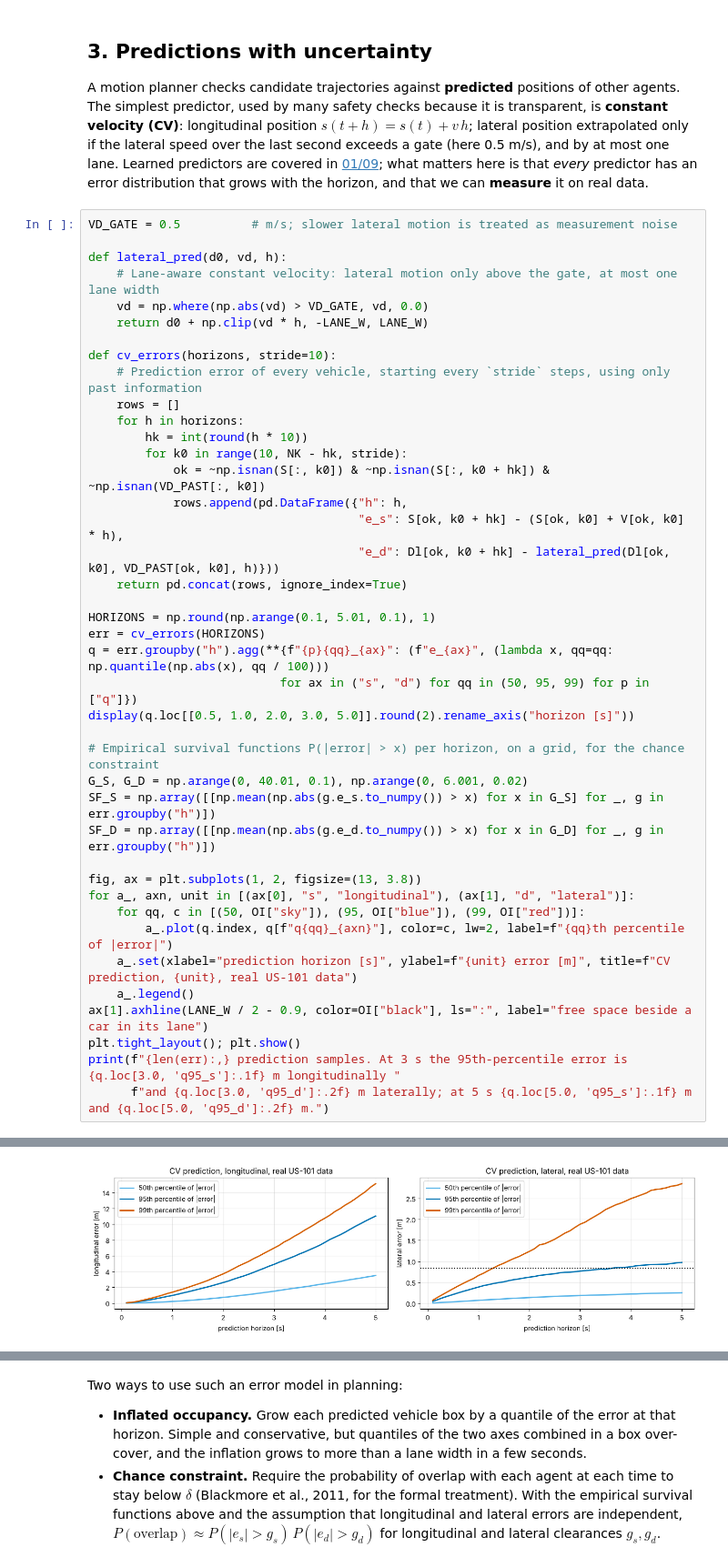
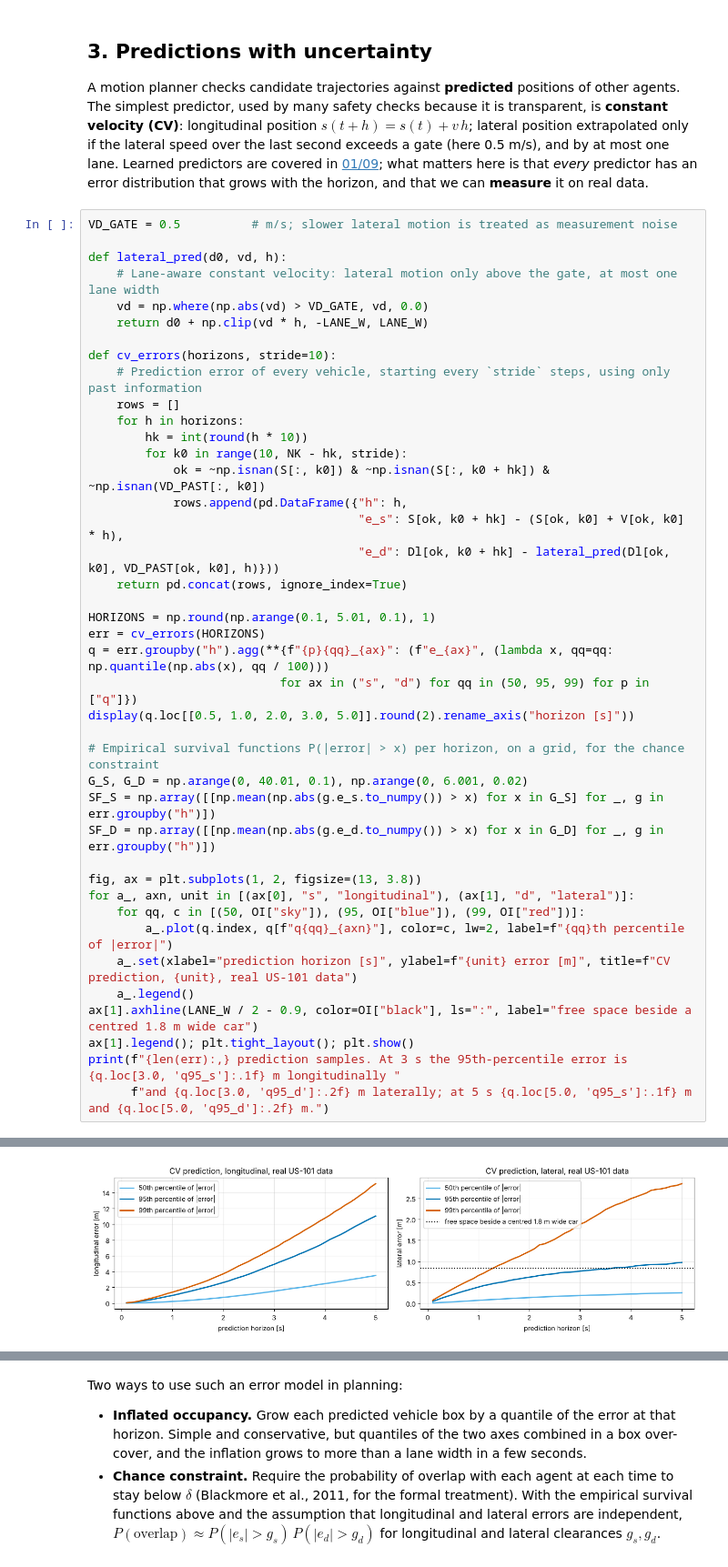
Before and after one commit to milinpatel07/Autonomous-Driving_AI-Safety-and-Security, a Jupyter notebook: 07_Runtime_Assurance_and_Operations/02_safe_motion_planning_and_fallback.ipynb, the cells around one changed output, grey strips where cells are left out. Shown at 91% size. Cells and saved outputs as stored; diff of their text form.

```diff
--- a/07_Runtime_Assurance_and_Operations/02_safe_motion_planning_and_fallback.ipynb
+++ b/07_Runtime_Assurance_and_Operations/02_safe_motion_planning_and_fallback.ipynb
@@ -170,36 +170,36 @@ def cv_errors(horizons, stride=10):
                                       "e_d": Dl[ok, k0 + hk] - lateral_pred(Dl[ok, k0], VD_PAST[ok, k0], h)}))
     return pd.concat(rows, ignore_index=True)
 
 HORIZONS = np.round(np.arange(0.1, 5.01, 0.1), 1)
 err = cv_errors(HORIZONS)
 q = err.groupby("h").agg(**{f"{p}{qq}_{ax}": (f"e_{ax}", (lambda x, qq=qq: np.quantile(np.abs(x), qq / 100)))
                            for ax in ("s", "d") for qq in (50, 95, 99) for p in ["q"]})
 display(q.loc[[0.5, 1.0, 2.0, 3.0, 5.0]].round(2).rename_axis("horizon [s]"))
 
 # Empirical survival functions P(|error| > x) per horizon, on a grid, for the chance constraint
 G_S, G_D = np.arange(0, 40.01, 0.1), np.arange(0, 6.001, 0.02)
 SF_S = np.array([[np.mean(np.abs(g.e_s.to_numpy()) > x) for x in G_S] for _, g in err.groupby("h")])
 SF_D = np.array([[np.mean(np.abs(g.e_d.to_numpy()) > x) for x in G_D] for _, g in err.groupby("h")])
 
 fig, ax = plt.subplots(1, 2, figsize=(13, 3.8))
 for a_, axn, unit in [(ax[0], "s", "longitudinal"), (ax[1], "d", "lateral")]:
     for qq, c in [(50, OI["sky"]), (95, OI["blue"]), (99, OI["red"])]:
         a_.plot(q.index, q[f"q{qq}_{axn}"], color=c, lw=2, label=f"{qq}th percentile of |error|")
     a_.set(xlabel="prediction horizon [s]", ylabel=f"{unit} error [m]", title=f"CV prediction, {unit}, real US-101 data")
     a_.legend()
-ax[1].axhline(LANE_W / 2 - 0.9, color=OI["black"], ls=":", label="free space beside a car in its lane")
-plt.tight_layout(); plt.show()
+ax[1].axhline(LANE_W / 2 - 0.9, color=OI["black"], ls=":", label="free space beside a centred 1.8 m wide car")
+ax[1].legend(); plt.tight_layout(); plt.show()
 print(f"{len(err):,} prediction samples. At 3 s the 95th-percentile error is {q.loc[3.0, 'q95_s']:.1f} m longitudinally "
       f"and {q.loc[3.0, 'q95_d']:.2f} m laterally; at 5 s {q.loc[5.0, 'q95_s']:.1f} m and {q.loc[5.0, 'q95_d']:.2f} m.")
 # %% [output]
 |  | q50_s | q95_s | q99_s | q50_d | q95_d | q99_d |
 | horizon [s] |  |  |  |  |  |  |
 | 0.5 | 0.05 | 0.34 | 0.49 | 0.03 | 0.21 | 0.35 |
 | 1.0 | 0.20 | 0.97 | 1.38 | 0.07 | 0.39 | 0.66 |
 | 2.0 | 0.72 | 2.60 | 3.71 | 0.14 | 0.62 | 1.24 |
 | 3.0 | 1.50 | 4.91 | 6.98 | 0.19 | 0.77 | 1.88 |
 | 5.0 | 3.50 | 11.04 | 15.14 | 0.25 | 0.97 | 2.85 |
-[figure, old version]
+[figure, new version]
 330,713 prediction samples. At 3 s the 95th-percentile error is 4.9 m longitudinally and 0.77 m laterally; at 5 s 11.0 m and 0.97 m.
 # %% [markdown]
 Two ways to use such an error model in planning:
```
Also changed, not shown: parts of 5 cells of this notebook, 3 other files.
